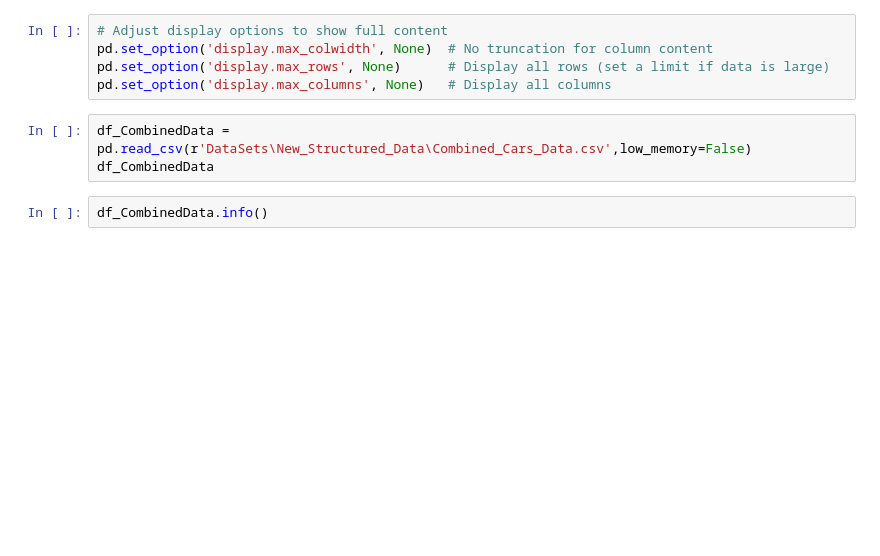
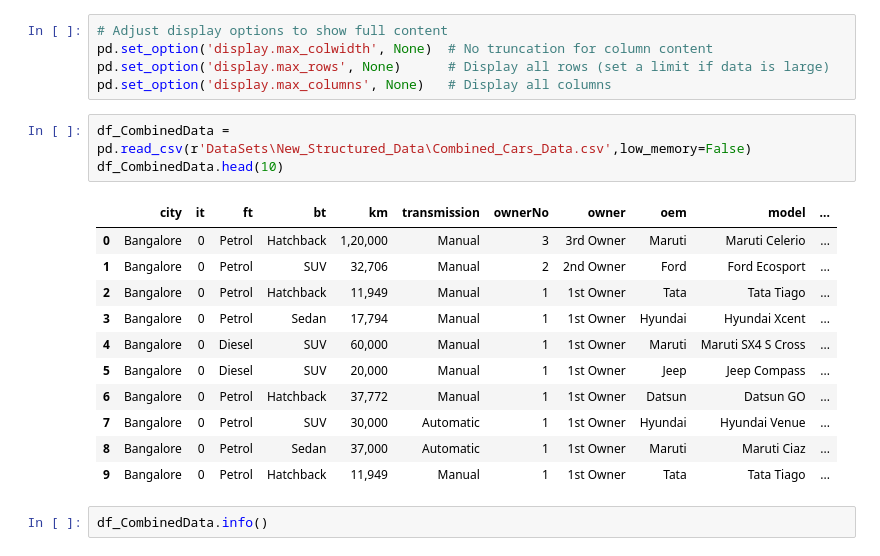
Before and after one commit to Kamalesh-Gandhi/UsedCar_Price_Prediction_Model, a Jupyter notebook: Data_PreProcessing.ipynb, the cells around one changed output. Cells and saved outputs as stored; diff of their text form; blank space fills up the shorter version.

```diff
--- a/Data_PreProcessing.ipynb
+++ b/Data_PreProcessing.ipynb
@@ -13,7 +13,19 @@ pd.set_option('display.max_rows', None)      # Display all rows (set a limit if
 pd.set_option('display.max_columns', None)   # Display all columns
 # %%
 df_CombinedData = pd.read_csv(r'DataSets\New_Structured_Data\Combined_Cars_Data.csv',low_memory=False)
-df_CombinedData
+df_CombinedData.head(10)
+# %% [output]
+|  | city | it | ft | bt | km | transmission | ownerNo | owner | oem | model | ... |
+| 0 | Bangalore | 0 | Petrol | Hatchback | 1,20,000 | Manual | 3 | 3rd Owner | Maruti | Maruti Celerio | ... |
+| 1 | Bangalore | 0 | Petrol | SUV | 32,706 | Manual | 2 | 2nd Owner | Ford | Ford Ecosport | ... |
+| 2 | Bangalore | 0 | Petrol | Hatchback | 11,949 | Manual | 1 | 1st Owner | Tata | Tata Tiago | ... |
+| 3 | Bangalore | 0 | Petrol | Sedan | 17,794 | Manual | 1 | 1st Owner | Hyundai | Hyundai Xcent | ... |
+| 4 | Bangalore | 0 | Diesel | SUV | 60,000 | Manual | 1 | 1st Owner | Maruti | Maruti SX4 S Cross | ... |
+| 5 | Bangalore | 0 | Diesel | SUV | 20,000 | Manual | 1 | 1st Owner | Jeep | Jeep Compass | ... |
+| 6 | Bangalore | 0 | Petrol | Hatchback | 37,772 | Manual | 1 | 1st Owner | Datsun | Datsun GO | ... |
+| 7 | Bangalore | 0 | Petrol | SUV | 30,000 | Automatic | 1 | 1st Owner | Hyundai | Hyundai Venue | ... |
+| 8 | Bangalore | 0 | Petrol | Sedan | 37,000 | Automatic | 1 | 1st Owner | Maruti | Maruti Ciaz | ... |
+| 9 | Bangalore | 0 | Petrol | Hatchback | 11,949 | Manual | 1 | 1st Owner | Tata | Tata Tiago | ... |
 # %%
 df_CombinedData.info()
 # %% [output]
```
Also changed, not shown: parts of 25 cells of this notebook.
